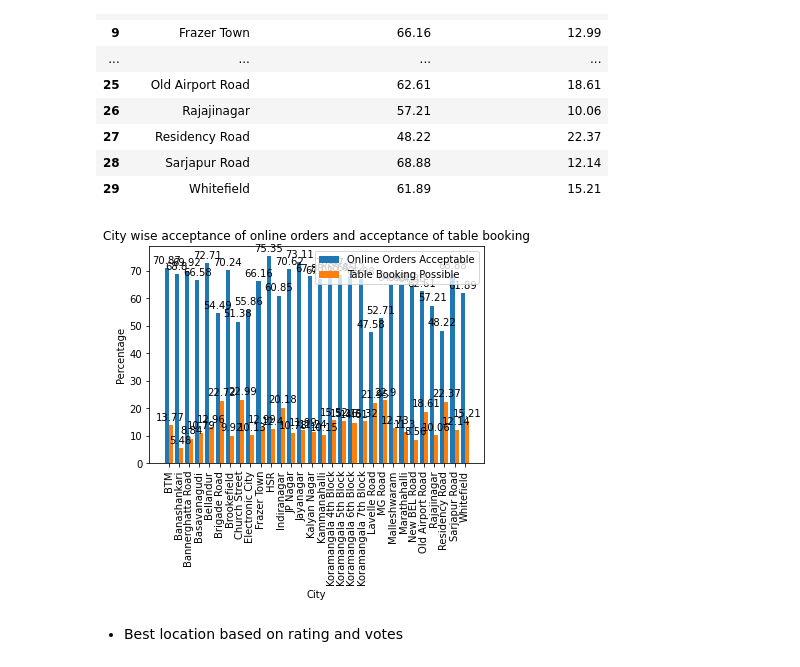
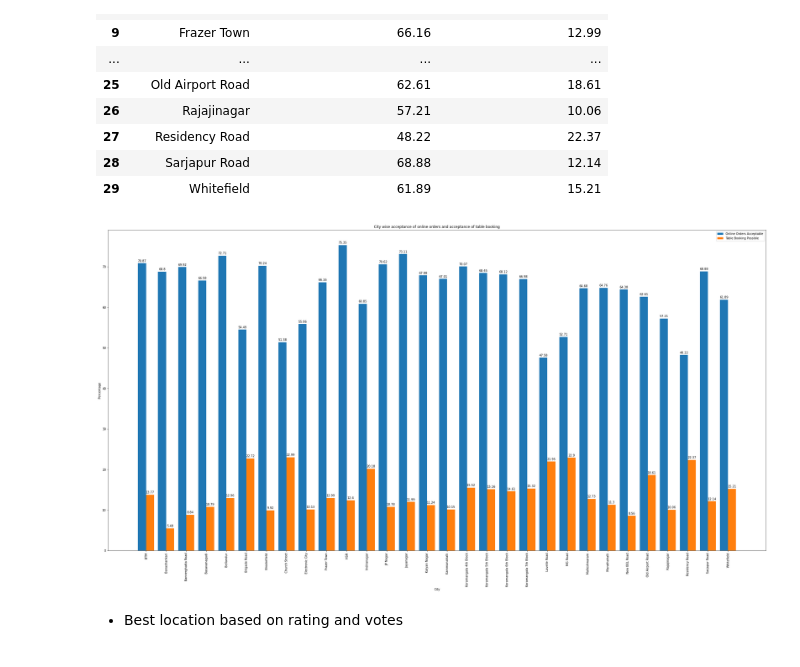
Before and after one commit to PrasadPatilpp/project-1-eda, a Jupyter notebook: Project 1 - Exploratory Data Analysis.ipynb, the cells around one changed output. Drawn from its saved outputs; the diff is of its cells as text; code cells hidden in the pictures.

```diff
--- a/Project 1 - Exploratory Data Analysis.ipynb
+++ b/Project 1 - Exploratory Data Analysis.ipynb
@@ -406,30 +406,30 @@ tab_comb
 # %%
 x = tab_comb['city']
 y = tab_comb['online_order_acceptance']
 z = tab_comb['book_table_acceptance']
 
 length = np.arange(len(x))
 width = 0.4
 
+plt.rcParams["figure.figsize"] = [40,20]
 fig,ax = plt.subplots()
 
 online = ax.bar(length-width/2,y,width,label='Online Orders Acceptable',linewidth=20)
 table = ax.bar(length+width/2,z,width,label='Table Booking Possible',linewidth=20)
 
 ax.set_ylabel('Percentage')
 ax.set_xlabel('City')
 ax.set_title('City wise acceptance of online orders and acceptance of table booking')
 ax.set_xticks(length,x)
 plt.xticks(rotation=90)
 ax.legend()
 
 ax.bar_label(online,padding=3)
 ax.bar_label(table,padding=3)
 
-fig.tight_layout
 plt.show()
 # %% [output]
-[figure, old version]
+[figure, new version]
 # %% [markdown]
 * Best location based on rating and votes
 # %%
```
Also changed, not shown: 1 other file.
